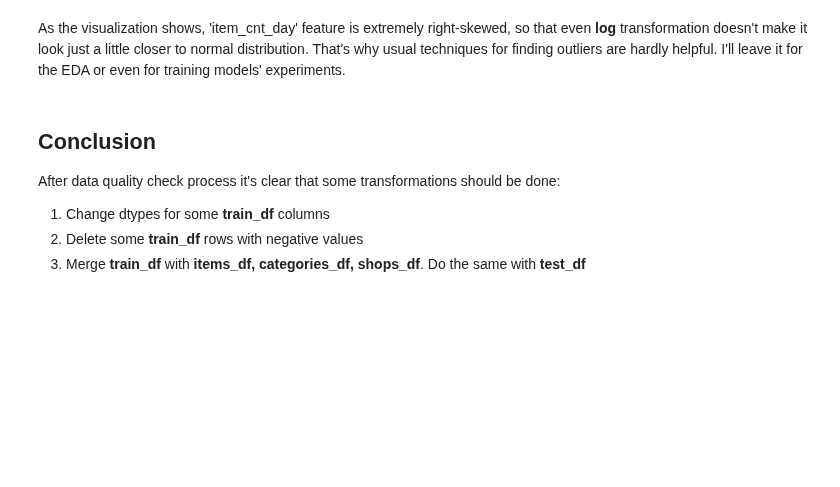
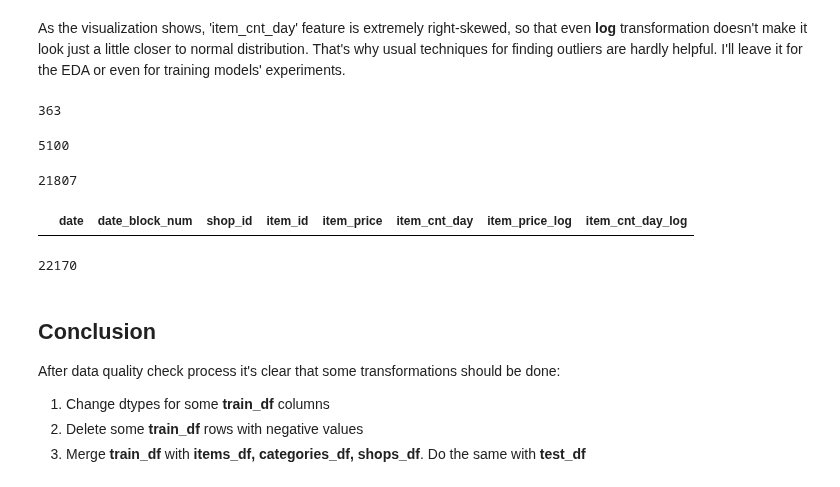
Before and after one commit to Alexennk/ml-ds-practice, a Jupyter notebook: notebooks/dqc_notebook.ipynb, the cells around one changed output. Saved outputs shown, nothing was run; the diff lists cells and outputs as text; code cells hidden in the pictures; blank space fills up the shorter version.

Commit message:
DS-1.1 DQC and ETL
Changes:
- added check for missing "test ids" in train_df

```diff
--- a/notebooks/dqc_notebook.ipynb
+++ b/notebooks/dqc_notebook.ipynb
@@ -360,6 +360,29 @@ print(len(train_df[train_df['item_cnt_day'] >= 10]) / len(train_df) * 100, "% of
 0.4065604191496225 % of rows have 'item_count_day' >= 10
 # %% [markdown]
 As the visualization shows, 'item_cnt_day' feature is extremely right-skewed, so that even **log** transformation doesn't make it look just a little closer to normal distribution. That's why usual techniques for finding outliers are hardly helpful. I'll leave it for the EDA or even for training models' experiments.
+# %%
+test_set = set(test_df['item_id'].unique().tolist())
+train_set = set(train_df['item_id'].unique().tolist())
+
+len(test_set - train_set)
+# %% [output]
+363
+# %%
+len(test_set)
+# %% [output]
+5100
+# %%
+len(train_set)
+# %% [output]
+21807
+# %%
+train_df[train_df['item_id'] == 6152]
+# %% [output]
+|  | date | date_block_num | shop_id | item_id | item_price | item_cnt_day | item_price_log | item_cnt_day_log |
+# %%
+len(items_df)
+# %% [output]
+22170
 # %% [markdown]
 ## **Conclusion**
 
```
